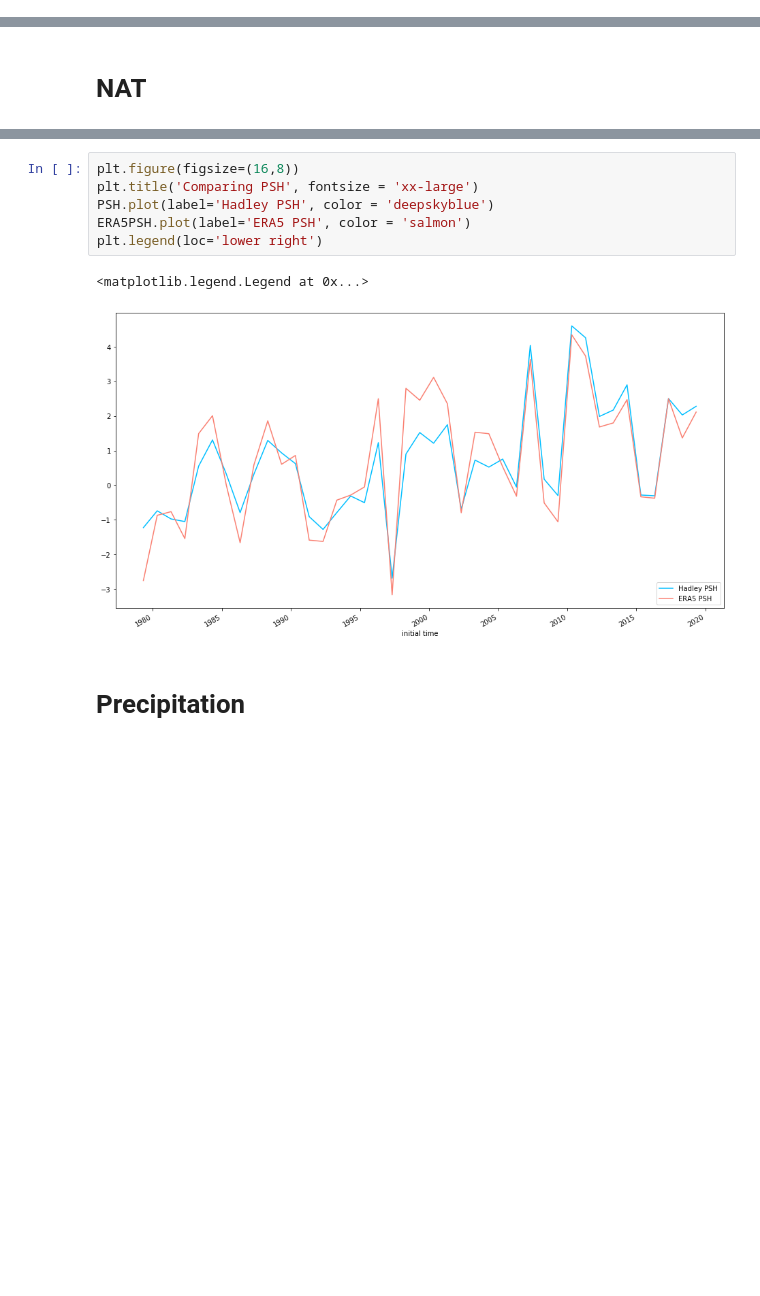
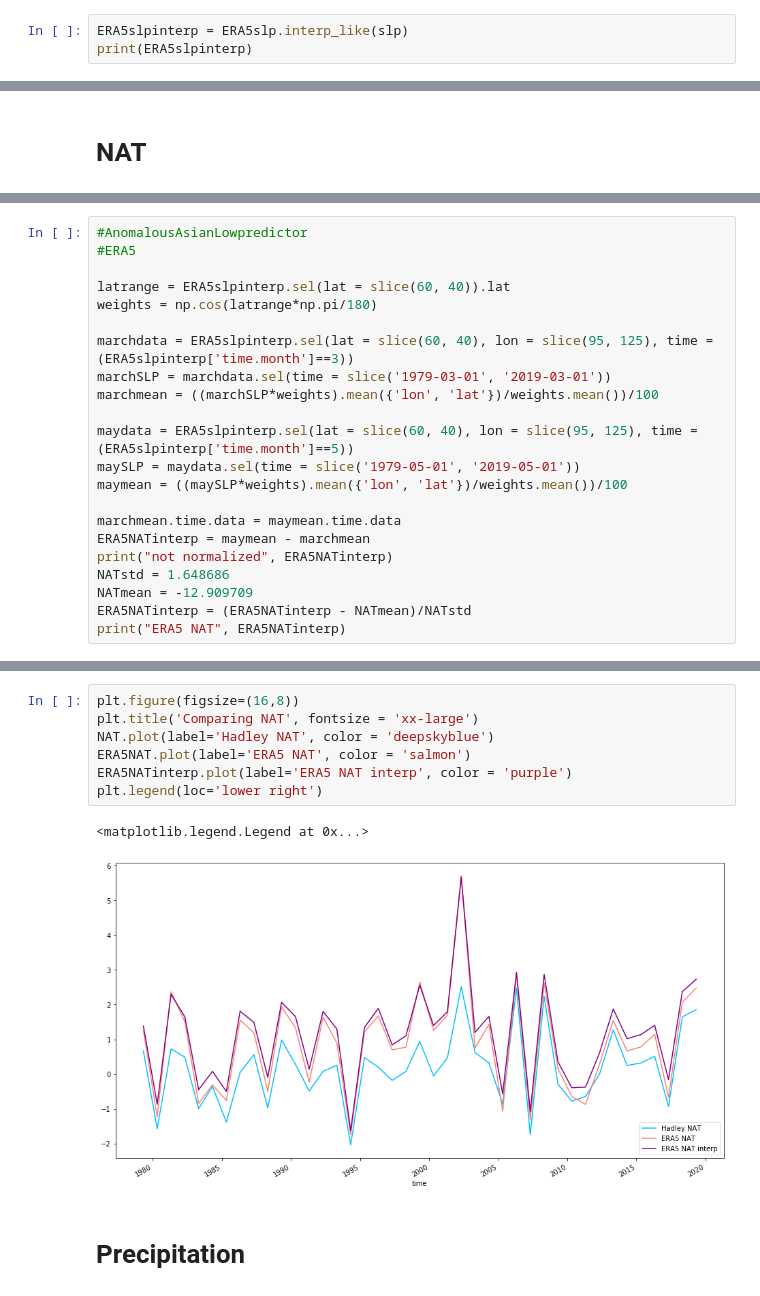
Before and after one commit to medhap02/AllIndiaRainfall, a Jupyter notebook: src/ISM_Model1_2019PredictionsComparisons.ipynb, the cells around one changed output, grey strips where cells are left out. Saved outputs shown, nothing was run; the diff lists cells and outputs as text; blank space fills up the shorter version.

Commit message:
contour plots and interps

```diff
--- a/src/ISM_Model1_2019PredictionsComparisons.ipynb
+++ b/src/ISM_Model1_2019PredictionsComparisons.ipynb
@@ -115,0 +137,3 @@ Data variables:
+# %%
+ERA5slpinterp = ERA5slp.interp_like(slp)
+print(ERA5slpinterp)
@@ -588,3 +884,25 @@ ERA5 NAT <xarray.DataArray (time: 41)>
         0.781083,  1.146364, -0.670046,  2.066397,  2.473104], dtype=float32)
 Coordinates:
   * time     (time) datetime64[ns] 1979-05-01 1980-05-01 ... 2019-05-01
+# %%
+#AnomalousAsianLowpredictor
+#ERA5
+
+latrange = ERA5slpinterp.sel(lat = slice(60, 40)).lat
+weights = np.cos(latrange*np.pi/180)
+
+marchdata = ERA5slpinterp.sel(lat = slice(60, 40), lon = slice(95, 125), time = (ERA5slpinterp['time.month']==3))
+marchSLP = marchdata.sel(time = slice('1979-03-01', '2019-03-01'))
+marchmean = ((marchSLP*weights).mean({'lon', 'lat'})/weights.mean())/100
+
+maydata = ERA5slpinterp.sel(lat = slice(60, 40), lon = slice(95, 125), time = (ERA5slpinterp['time.month']==5))
+maySLP = maydata.sel(time = slice('1979-05-01', '2019-05-01'))
+maymean = ((maySLP*weights).mean({'lon', 'lat'})/weights.mean())/100
+
+marchmean.time.data = maymean.time.data
+ERA5NATinterp = maymean - marchmean
+print("not normalized", ERA5NATinterp)
+NATstd = 1.648686
+NATmean = -12.909709
+ERA5NATinterp = (ERA5NATinterp - NATmean)/NATstd
+print("ERA5 NAT", ERA5NATinterp)
@@ -591,12 +930,13 @@ Coordinates:
 # %%
 plt.figure(figsize=(16,8))
-plt.title('Comparing PSH', fontsize = 'xx-large')
-PSH.plot(label='Hadley PSH', color = 'deepskyblue')
-ERA5PSH.plot(label='ERA5 PSH', color = 'salmon')
+plt.title('Comparing NAT', fontsize = 'xx-large')
+NAT.plot(label='Hadley NAT', color = 'deepskyblue')
+ERA5NAT.plot(label='ERA5 NAT', color = 'salmon')
+ERA5NATinterp.plot(label='ERA5 NAT interp', color = 'purple')
 plt.legend(loc='lower right')
 # %% [output]
 <matplotlib.legend.Legend at 0x...>
-[figure, old version]
+[figure, new version]
 # %% [markdown]
 # Precipitation
 # %%
```
Also changed, not shown: parts of 20 cells of this notebook.
